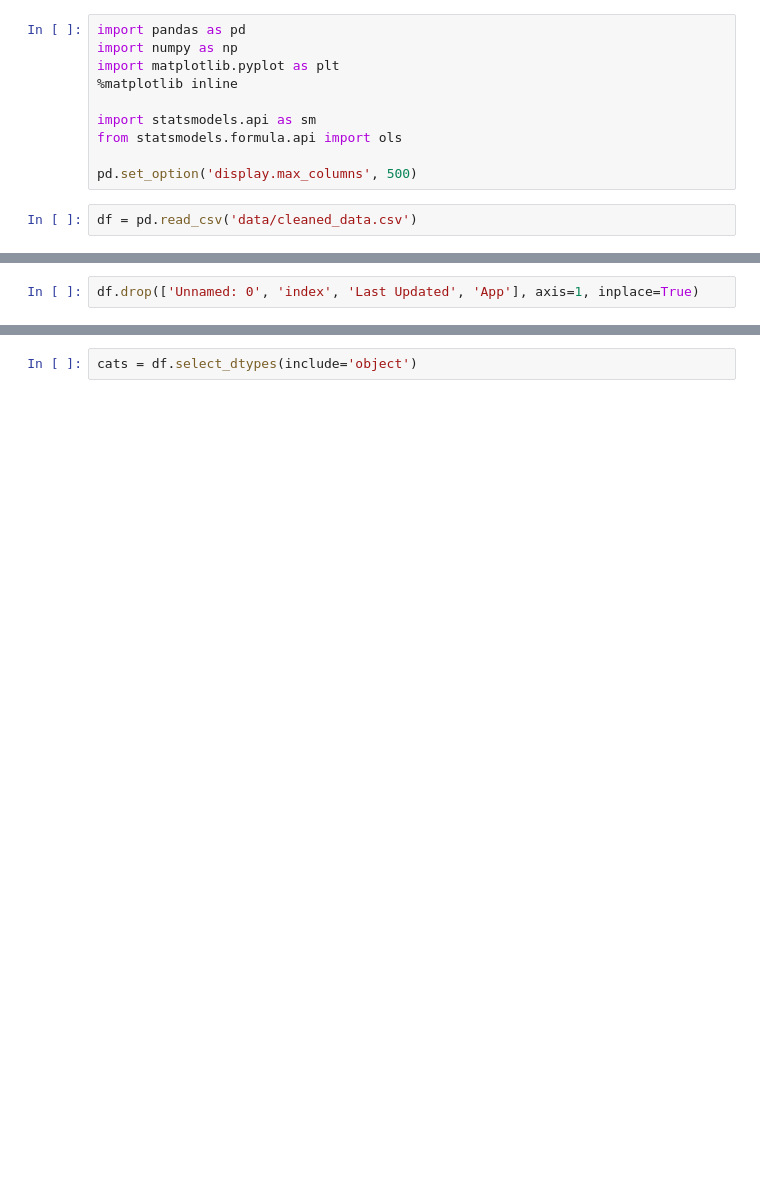
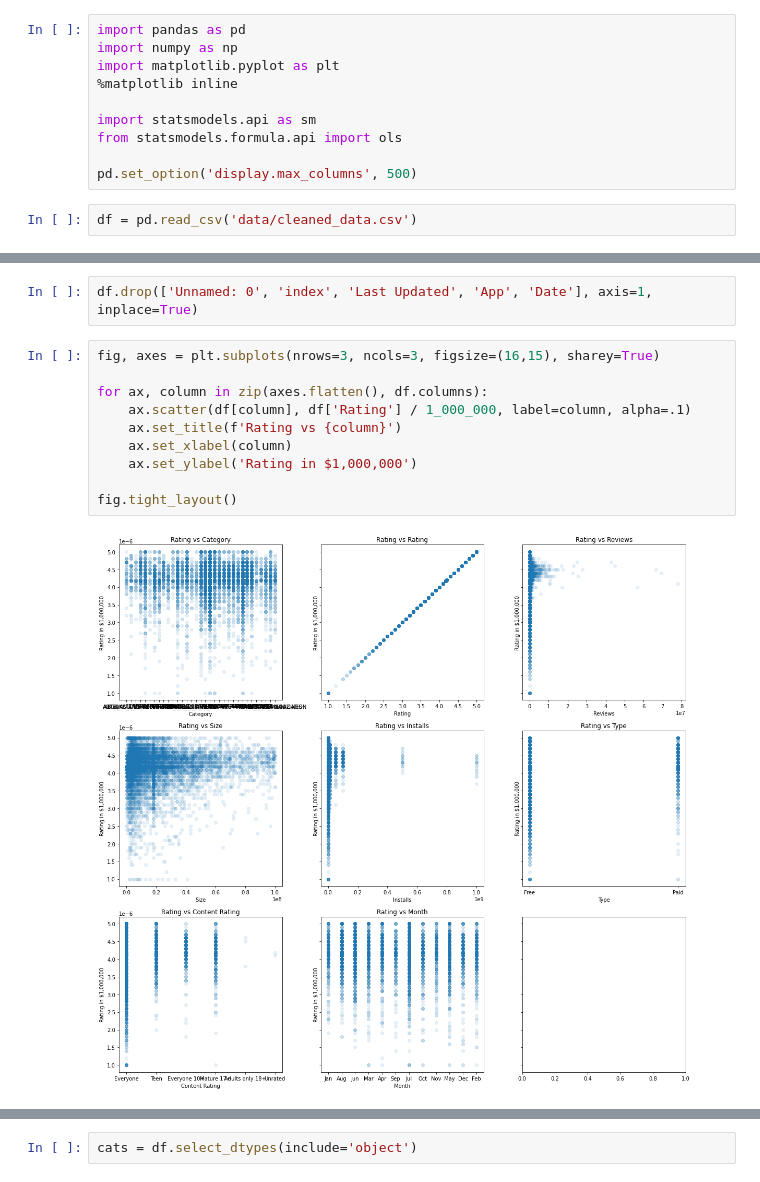
Before and after one commit to halmonchaquayla/Google-Play-Store-Analysis, a Jupyter notebook: Models.ipynb, the cells around one changed output, grey strips where cells are left out. Saved outputs shown, nothing was run; the diff lists cells and outputs as text; blank space fills up the shorter version.

```diff
--- a/Models.ipynb
+++ b/Models.ipynb
@@ -13,5 +38,17 @@ df = pd.read_csv('data/cleaned_data.csv')
 # %%
-df.drop(['Unnamed: 0', 'index', 'Last Updated', 'App'], axis=1, inplace=True)
+df.drop(['Unnamed: 0', 'index', 'Last Updated', 'App', 'Date'], axis=1, inplace=True)
+# %%
+fig, axes = plt.subplots(nrows=3, ncols=3, figsize=(16,15), sharey=True)
+
+for ax, column in zip(axes.flatten(), df.columns):
+    ax.scatter(df[column], df['Rating'] / 1_000_000, label=column, alpha=.1)
+    ax.set_title(f'Rating vs {column}')
+    ax.set_xlabel(column)
+    ax.set_ylabel('Rating in $1,000,000')
+
+fig.tight_layout()
+# %% [output]
+[figure, added]
 # %%
 df.info()
 # %% [output]
```
Also changed, not shown: parts of 25 cells of this notebook.
